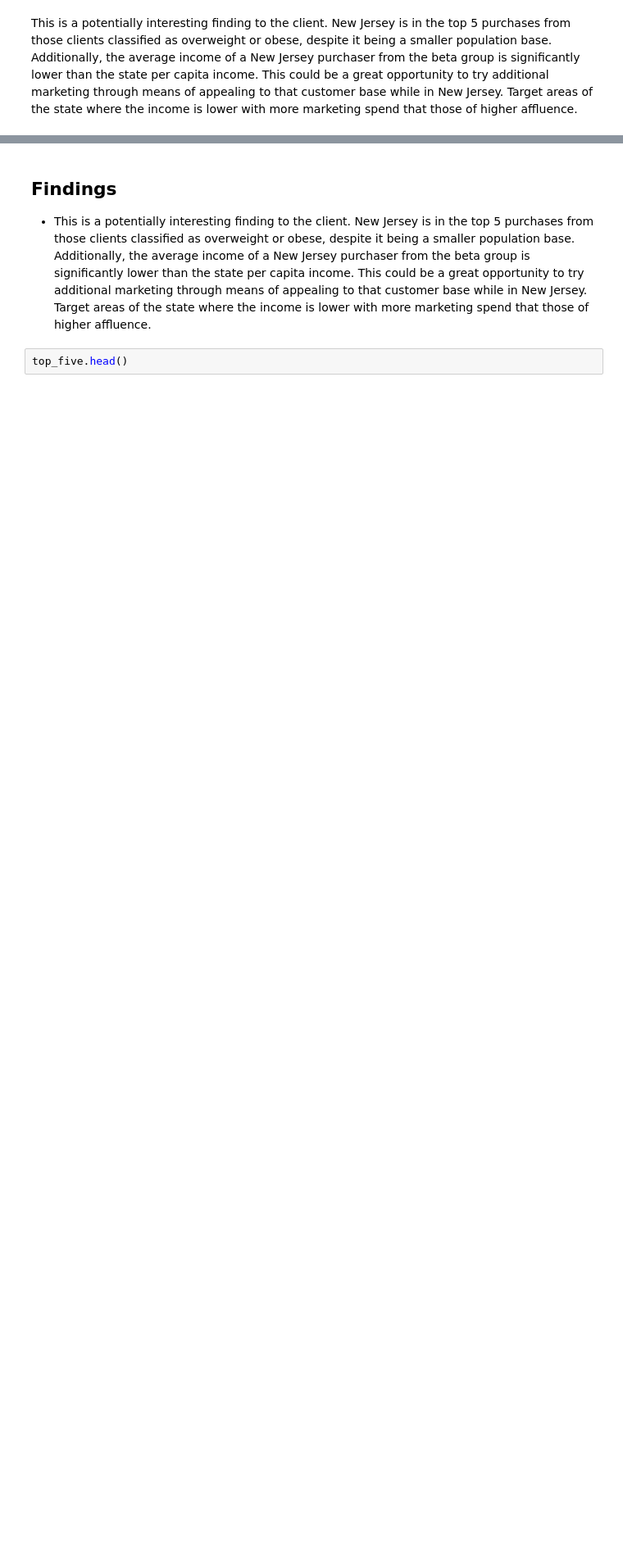
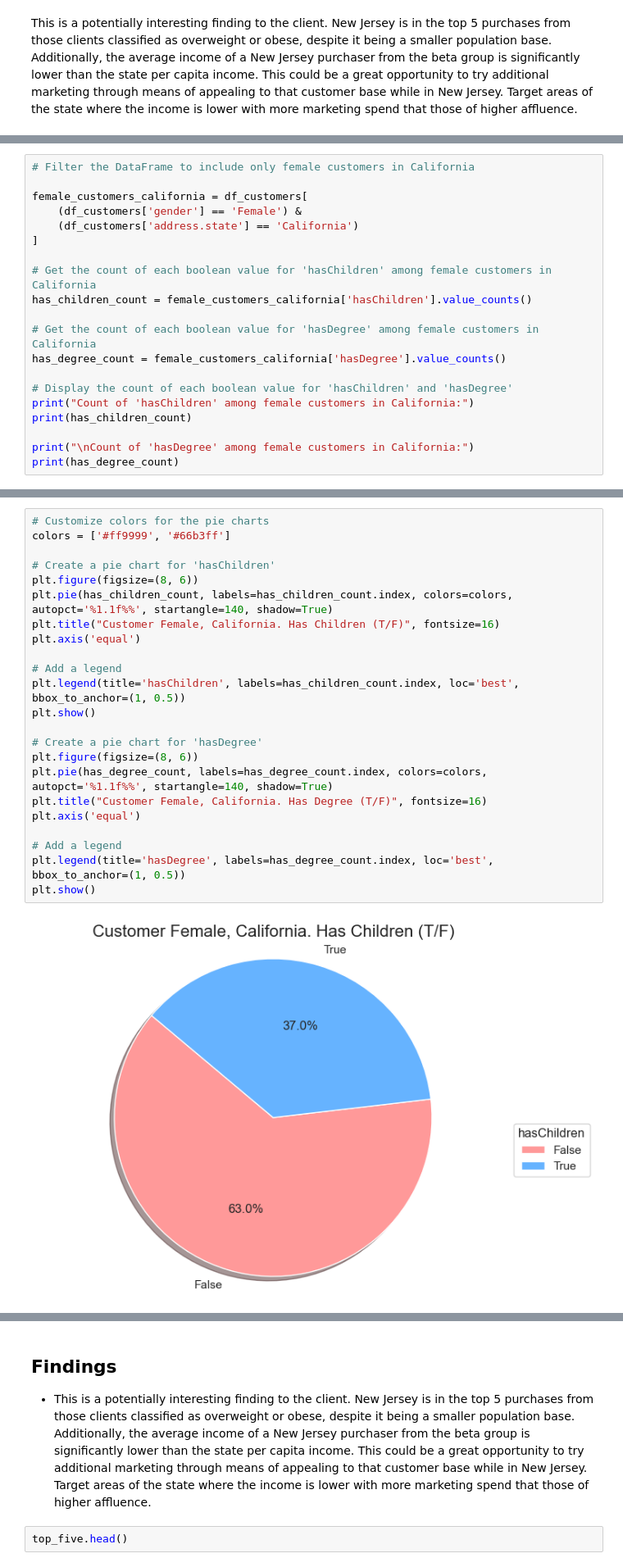
Before and after one commit to jsmither10/client_data_analysis, a Jupyter notebook: data_vizualization.ipynb, the cells around one changed output, grey strips where cells are left out. Shown at 82% size. Cells and saved outputs as stored; diff of their text form; blank space fills up the shorter version.

```diff
--- a/data_vizualization.ipynb
+++ b/data_vizualization.ipynb
@@ -269,0 +306,20 @@ This is a potentially interesting finding to the client. New Jersey is in the to
+# %%
+# Filter the DataFrame to include only female customers in California
+
+female_customers_california = df_customers[
+    (df_customers['gender'] == 'Female') &
+    (df_customers['address.state'] == 'California')
+]
+
+# Get the count of each boolean value for 'hasChildren' among female customers in California
+has_children_count = female_customers_california['hasChildren'].value_counts()
+
+# Get the count of each boolean value for 'hasDegree' among female customers in California
+has_degree_count = female_customers_california['hasDegree'].value_counts()
+
+# Display the count of each boolean value for 'hasChildren' and 'hasDegree'
+print("Count of 'hasChildren' among female customers in California:")
+print(has_children_count)
+
+print("\nCount of 'hasDegree' among female customers in California:")
+print(has_degree_count)
@@ -269,0 +338,25 @@ This is a potentially interesting finding to the client. New Jersey is in the to
+# %%
+# Customize colors for the pie charts
+colors = ['#ff9999', '#66b3ff']
+
+# Create a pie chart for 'hasChildren'
+plt.figure(figsize=(8, 6))
+plt.pie(has_children_count, labels=has_children_count.index, colors=colors, autopct='%1.1f%%', startangle=140, shadow=True)
+plt.title("Customer Female, California. Has Children (T/F)", fontsize=16)
+plt.axis('equal')
+
+# Add a legend
+plt.legend(title='hasChildren', labels=has_children_count.index, loc='best', bbox_to_anchor=(1, 0.5))
+plt.show()
+
+# Create a pie chart for 'hasDegree'
+plt.figure(figsize=(8, 6))
+plt.pie(has_degree_count, labels=has_degree_count.index, colors=colors, autopct='%1.1f%%', startangle=140, shadow=True)
+plt.title("Customer Female, California. Has Degree (T/F)", fontsize=16)
+plt.axis('equal')
+
+# Add a legend
+plt.legend(title='hasDegree', labels=has_degree_count.index, loc='best', bbox_to_anchor=(1, 0.5))
+plt.show()
+# %% [output]
+[figure, added]
```
Also changed, not shown: parts of 13 cells of this notebook.
